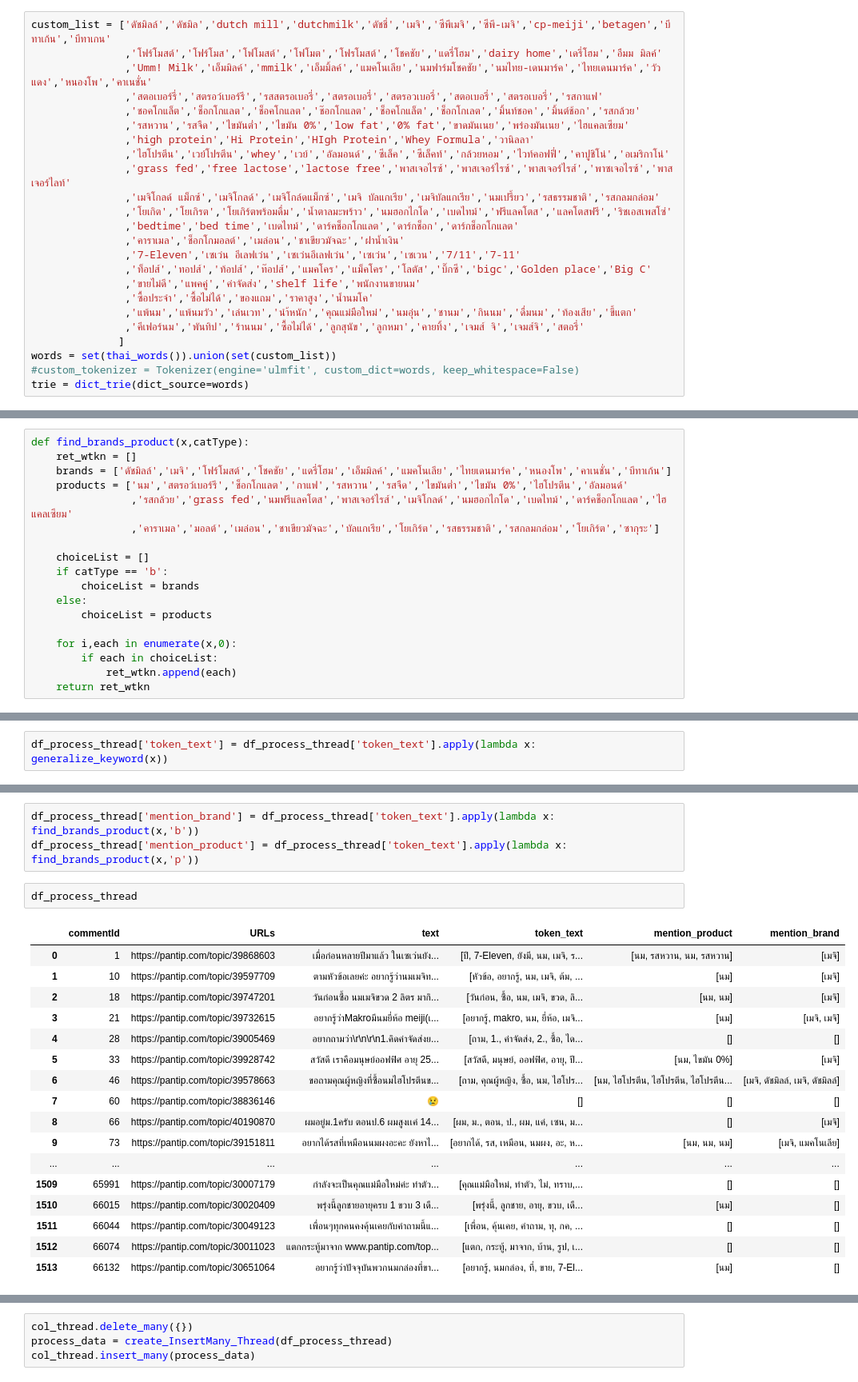
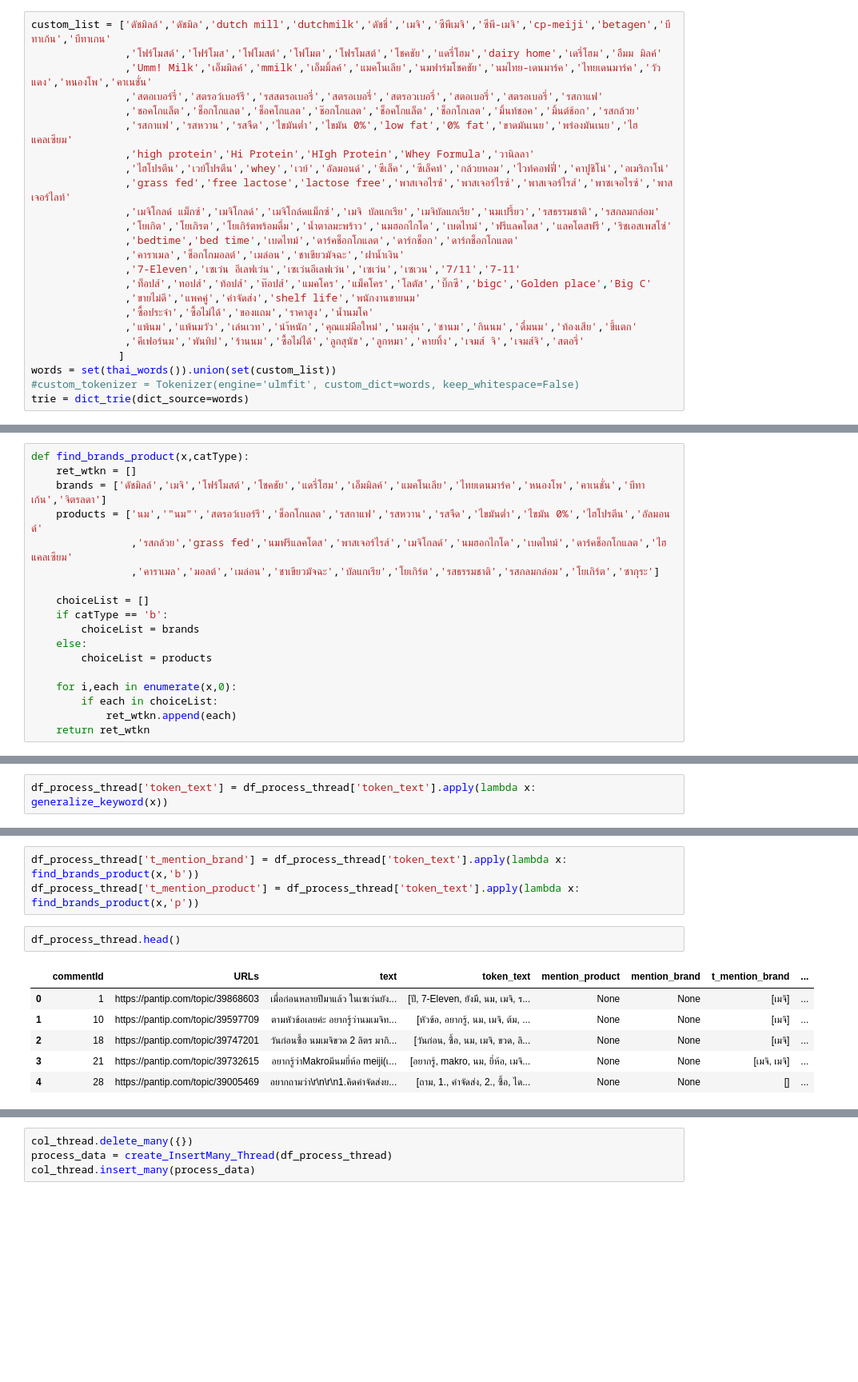
Before and after one commit to pacharapol4066/Product-Position-SNA, a Jupyter notebook: EDA_Token_CoocMat_MongoDB_FineTune1.ipynb, the cells around one changed output, grey strips where cells are left out. Shown: that part at 80% size. Drawn from its saved outputs; the diff is of its cells as text; blank space fills up the shorter version.

```diff
--- a/EDA_Token_CoocMat_MongoDB_FineTune1.ipynb
+++ b/EDA_Token_CoocMat_MongoDB_FineTune1.ipynb
@@ -243,7 +245,7 @@ custom_list = ['ดัชมิลล์','ดัชมิล','dutch mill','dut
                ,'Umm! Milk','เอ็มมิลค์','mmilk','เอ็มมิ้ลค์','แมคโนเลีย','นมฟาร์มโชคชัย','นมไทย-เดนมาร์ค','ไทยเดนมาร์ค','วัวแดง','หนองโพ','คาเนชั่น'
                ,'สตอเบอร์รี่','สตรอว์เบอร์รี','รสสตรอเบอรี่','สตรอเบอรี่','สตรอวเบอรี่','สตอเบอรี่','สตรอเบอรี่','รสกาแฟ'
                ,'ชอคโกแล็ต','ช็อกโกแลต','ช็อคโกแลต','ช๊อกโกแลต','ช็อคโกแล็ต','ช็อกโกเลต','มิ้นท์ชอค','มิ้นต์ช้อก','รสกล้วย'
-               ,'รสหวาน','รสจืด','ไขมันต่ำ','ไขมัน 0%','low fat','0% fat','ขาดมันเนย','พร่องมันเนย','ไฮแคลเซียม'
+               ,'รสกาแฟ','รสหวาน','รสจืด','ไขมันต่ำ','ไขมัน 0%','low fat','0% fat','ขาดมันเนย','พร่องมันเนย','ไฮแคลเซียม'
                ,'high protein','Hi Protein','HIgh Protein','Whey Formula','วานิลลา'
                ,'ไฮโปรตีน','เวย์โปรตีน','whey','เวย์','อัลมอนด์','ซีเล็ค','ซีเล็คท์','กล้วยหอม','ไวท์คอฟฟี่','คาปูชิโน่','อเมริกาโน่'
                ,'grass fed','free lactose','lactose free','พาสเจอไรซ์','พาสเจอร์ไรซ์','พาสเจอร์ไรส์','พาซเจอไรซ์','พาสเจอร์ไลท์'
@@ -367,8 +371,8 @@ def generalize_keyword(wtkn):
 # %%
 def find_brands_product(x,catType):
     ret_wtkn = []
-    brands = ['ดัชมิลล์','เมจิ','โฟร์โมสต์','โชคชัย','แดรี่โฮม','เอ็มมิลค์','แมคโนเลีย','ไทยเดนมาร์ค','หนองโพ','คาเนชั่น','บีทาเก้น']
-    products = ['นม','สตรอว์เบอร์รี','ช็อกโกแลต','กาแฟ','รสหวาน','รสจืด','ไขมันต่ำ','ไขมัน 0%','ไฮโปรตีน','อัลมอนด์'
+    brands = ['ดัชมิลล์','เมจิ','โฟร์โมสต์','โชคชัย','แดรี่โฮม','เอ็มมิลค์','แมคโนเลีย','ไทยเดนมาร์ค','หนองโพ','คาเนชั่น','บีทาเก้น','จิตรลดา']
+    products = ['นม','"นม"','สตรอว์เบอร์รี','ช็อกโกแลต','รสกาแฟ','รสหวาน','รสจืด','ไขมันต่ำ','ไขมัน 0%','ไฮโปรตีน','อัลมอนด์'
                 ,'รสกล้วย','grass fed','นมฟรีแลคโตส','พาสเจอร์ไรส์','เมจิโกลด์','นมฮอกไกโด','เบดไทม์','ดาร์คช็อกโกแลต','ไฮแคลเซียม'
                 ,'คาราเมล','มอลต์','เมล่อน','ชาเขียวมัจฉะ','บัลแกเรีย','โยเกิร์ต','รสธรรมชาติ','รสกลมกล่อม','โยเกิร์ต','ซากุระ']
 
@@ -425,23 +453,12 @@ df_process_thread['token_text'] = df_process_thread['token_text'].apply(lambda x
 # %%
-df_process_thread['mention_brand'] = df_process_thread['token_text'].apply(lambda x: find_brands_product(x,'b'))
-df_process_thread['mention_product'] = df_process_thread['token_text'].apply(lambda x: find_brands_product(x,'p'))
+df_process_thread['t_mention_brand'] = df_process_thread['token_text'].apply(lambda x: find_brands_product(x,'b'))
+df_process_thread['t_mention_product'] = df_process_thread['token_text'].apply(lambda x: find_brands_product(x,'p'))
 # %%
-df_process_thread
+df_process_thread.head()
 # %% [output]
-|  | commentId | URLs | text | token_text | mention_product | mention_brand |
-| 0 | 1 | https://pantip.com/topic/39868603 | เมื่อก่อนหลายปีมาแล้ว ในเซเว่นยัง... | [ปี, 7-Eleven, ยังมี, นม, เมจิ, ร... | [นม, รสหวาน, นม, รสหวาน] | [เมจิ] |
-| 1 | 10 | https://pantip.com/topic/39597709 | ตามหัวข้อเลยค่ะ อยากรู้ว่านมเมจิท... | [หัวข้อ, อยากรู้, นม, เมจิ, ต้ม, ... | [นม] | [เมจิ] |
-| 2 | 18 | https://pantip.com/topic/39747201 | วันก่อนซื้อ นมเมจิขวด 2 ลิตร มากิ... | [วันก่อน, ซื้อ, นม, เมจิ, ขวด, ลิ... | [นม, นม] | [เมจิ] |
-| 3 | 21 | https://pantip.com/topic/39732615 | อยากรู้ว่าMakroมีนมยี่ห้อ meiji(เ... | [อยากรู้, makro, นม, ยี่ห้อ, เมจิ... | [นม] | [เมจิ, เมจิ] |
-| 4 | 28 | https://pantip.com/topic/39005469 | อยากถามว่า\r\n\r\n1.คิดค่าจัดส่งย... | [ถาม, 1., ค่าจัดส่ง, 2., ซื้อ, ได... | [] | [] |
-| 5 | 33 | https://pantip.com/topic/39928742 | สวัสดี เราคือมนุษย์ออฟฟิศ อายุ 25... | [สวัสดี, มนุษย์, ออฟฟิศ, อายุ, ปี... | [นม, ไขมัน 0%] | [เมจิ] |
-| 6 | 46 | https://pantip.com/topic/39578663 | ขอถามคุณผู้หญิงที่ซื้อนมไฮโปรตีนข... | [ถาม, คุณผู้หญิง, ซื้อ, นม, ไฮโปร... | [นม, ไฮโปรตีน, ไฮโปรตีน, ไฮโปรตีน... | [เมจิ, ดัชมิลล์, เมจิ, ดัชมิลล์] |
-| 7 | 60 | https://pantip.com/topic/38836146 | 😢 | [] | [] | [] |
-| 8 | 66 | https://pantip.com/topic/40190870 | ผมอยู่ม.1ครับ ตอนป.6 ผมสูงเเค่ 14... | [ผม, ม., ตอน, ป., ผม, แค่, เซน, ม... | [] | [เมจิ] |
-| 9 | 73 | https://pantip.com/topic/39151811 | อยากได้รสที่เหมือนนมผงอะคะ ยังหาไ... | [อยากได้, รส, เหมือน, นมผง, อะ, ห... | [นม, นม, นม] | [เมจิ, แมคโนเลีย] |
-| ... | ... | ... | ... | ... | ... | ... |
-| 1509 | 65991 | https://pantip.com/topic/30007179 | กำลังจะเป็นคุณแม่มือใหม่ค่ะ ทำตัว... | [คุณแม่มือใหม่, ทำตัว, ไม่, ทราบ,... | [] | [] |
-| 1510 | 66015 | https://pantip.com/topic/30020409 | พรุ่งนี้ลูกชายอายุครบ 1 ขวบ 3 เดื... | [พรุ่งนี้, ลูกชาย, อายุ, ขวบ, เดื... | [นม] | [] |
-| 1511 | 66044 | https://pantip.com/topic/30049123 | เพื่อนๆทุกคนคงคุ้นเคยกับคำถามนี้แ... | [เพื่อน, คุ้นเคย, คำถาม, ทุ, กค, ... | [] | [] |
-| 1512 | 66074 | https://pantip.com/topic/30011023 | แตกกระทู้มาจาก www.pantip.com/top... | [แตก, กระทู้, มาจาก, บ้าน, รูป, เ... | [] | [] |
-| 1513 | 66132 | https://pantip.com/topic/30651064 | อยากรู้ว่าปัจจุบันพวกนมกล่องทึ่ขา... | [อยากรู้, นมกล่อง, ทึ่, ขาย, 7-El... | [นม] | [] |
+|  | commentId | URLs | text | token_text | mention_product | mention_brand | t_mention_brand | ... |
+| 0 | 1 | https://pantip.com/topic/39868603 | เมื่อก่อนหลายปีมาแล้ว ในเซเว่นยัง... | [ปี, 7-Eleven, ยังมี, นม, เมจิ, ร... | None | None | [เมจิ] | ... |
+| 1 | 10 | https://pantip.com/topic/39597709 | ตามหัวข้อเลยค่ะ อยากรู้ว่านมเมจิท... | [หัวข้อ, อยากรู้, นม, เมจิ, ต้ม, ... | None | None | [เมจิ] | ... |
+| 2 | 18 | https://pantip.com/topic/39747201 | วันก่อนซื้อ นมเมจิขวด 2 ลิตร มากิ... | [วันก่อน, ซื้อ, นม, เมจิ, ขวด, ลิ... | None | None | [เมจิ] | ... |
+| 3 | 21 | https://pantip.com/topic/39732615 | อยากรู้ว่าMakroมีนมยี่ห้อ meiji(เ... | [อยากรู้, makro, นม, ยี่ห้อ, เมจิ... | None | None | [เมจิ, เมจิ] | ... |
+| 4 | 28 | https://pantip.com/topic/39005469 | อยากถามว่า\r\n\r\n1.คิดค่าจัดส่งย... | [ถาม, 1., ค่าจัดส่ง, 2., ซื้อ, ได... | None | None | [] | ... |
```
Also changed, not shown: parts of 82 cells of this notebook, 3 other files.
